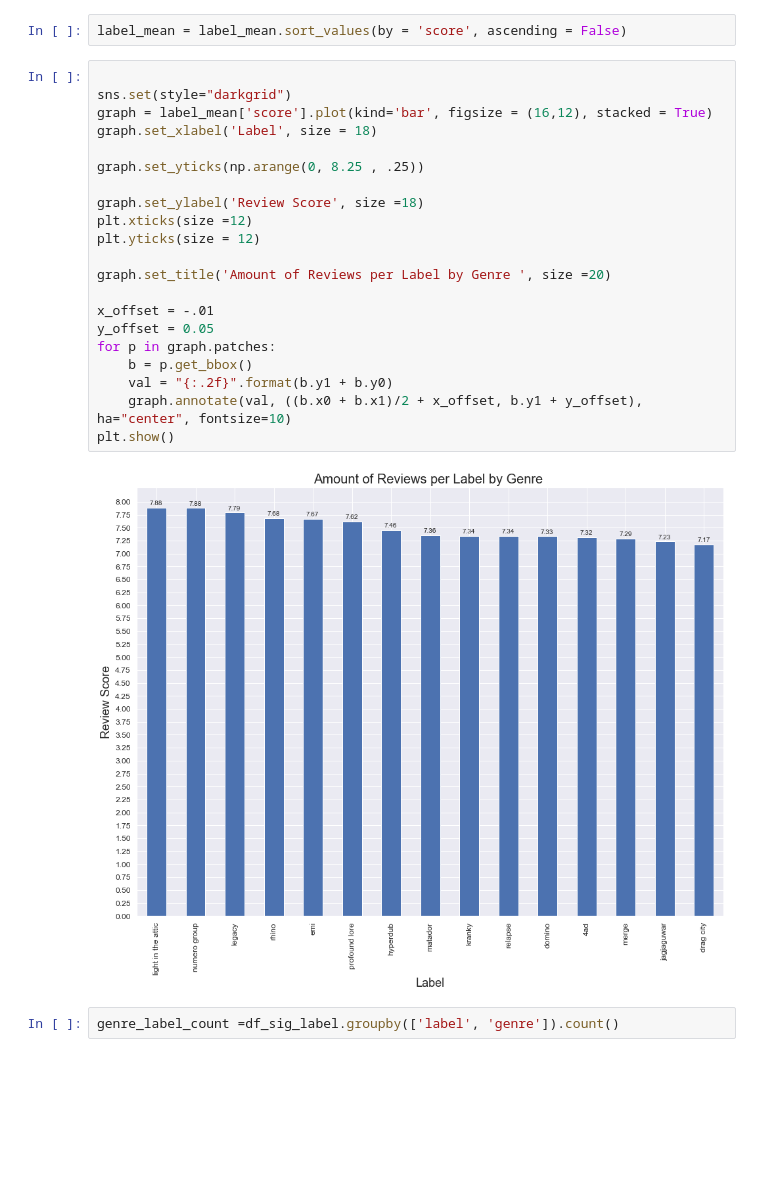
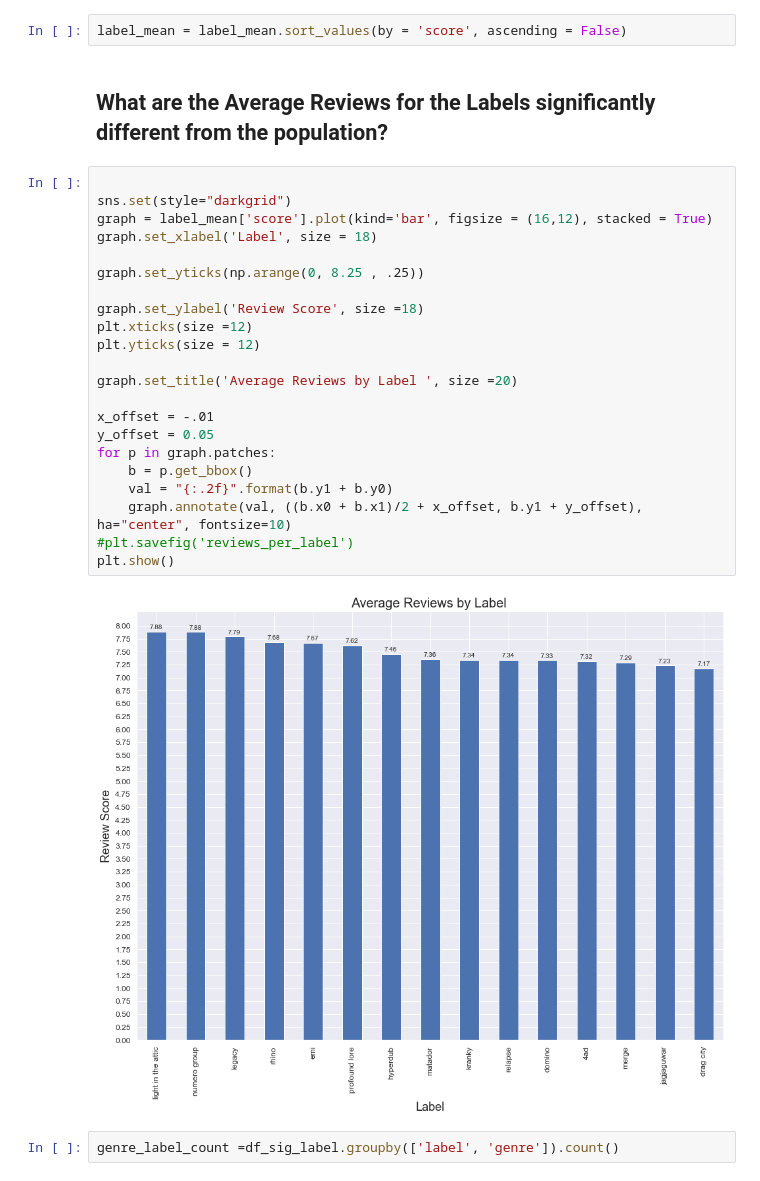
Before and after one commit to mdani38/Module-3-Project_houston-ds-082619, a Jupyter notebook: MAD_Hypothesis_Testing_2.ipynb, the cells around one changed output. Drawn from its saved outputs; the diff is of its cells as text; blank space fills up the shorter version.

```diff
--- a/MAD_Hypothesis_Testing_2.ipynb
+++ b/MAD_Hypothesis_Testing_2.ipynb
@@ -482,29 +484,32 @@ df_sig_label = df.loc[df['label'].isin(sig_label)]
 label_mean = df_sig_label.groupby('label').mean()
 # %%
 label_mean = label_mean.sort_values(by = 'score', ascending = False)
+# %% [markdown]
+## What are the Average Reviews for the Labels significantly different from the population?
 # %%
 
 sns.set(style="darkgrid")
 graph = label_mean['score'].plot(kind='bar', figsize = (16,12), stacked = True)
 graph.set_xlabel('Label', size = 18)
 
 graph.set_yticks(np.arange(0, 8.25 , .25))
 
 graph.set_ylabel('Review Score', size =18)
 plt.xticks(size =12)
 plt.yticks(size = 12)
 
-graph.set_title('Amount of Reviews per Label by Genre ', size =20)
+graph.set_title('Average Reviews by Label ', size =20)
 
 x_offset = -.01
 y_offset = 0.05
 for p in graph.patches:
     b = p.get_bbox()
     val = "{:.2f}".format(b.y1 + b.y0)
     graph.annotate(val, ((b.x0 + b.x1)/2 + x_offset, b.y1 + y_offset), ha="center", fontsize=10)
+#plt.savefig('reviews_per_label')
 plt.show()
 # %% [output]
-[figure, old version]
+[figure, new version]
 # %%
 genre_label_count =df_sig_label.groupby(['label', 'genre']).count()
 # %%
```
Also changed, not shown: parts of 18 cells of this notebook, 6 other files.
